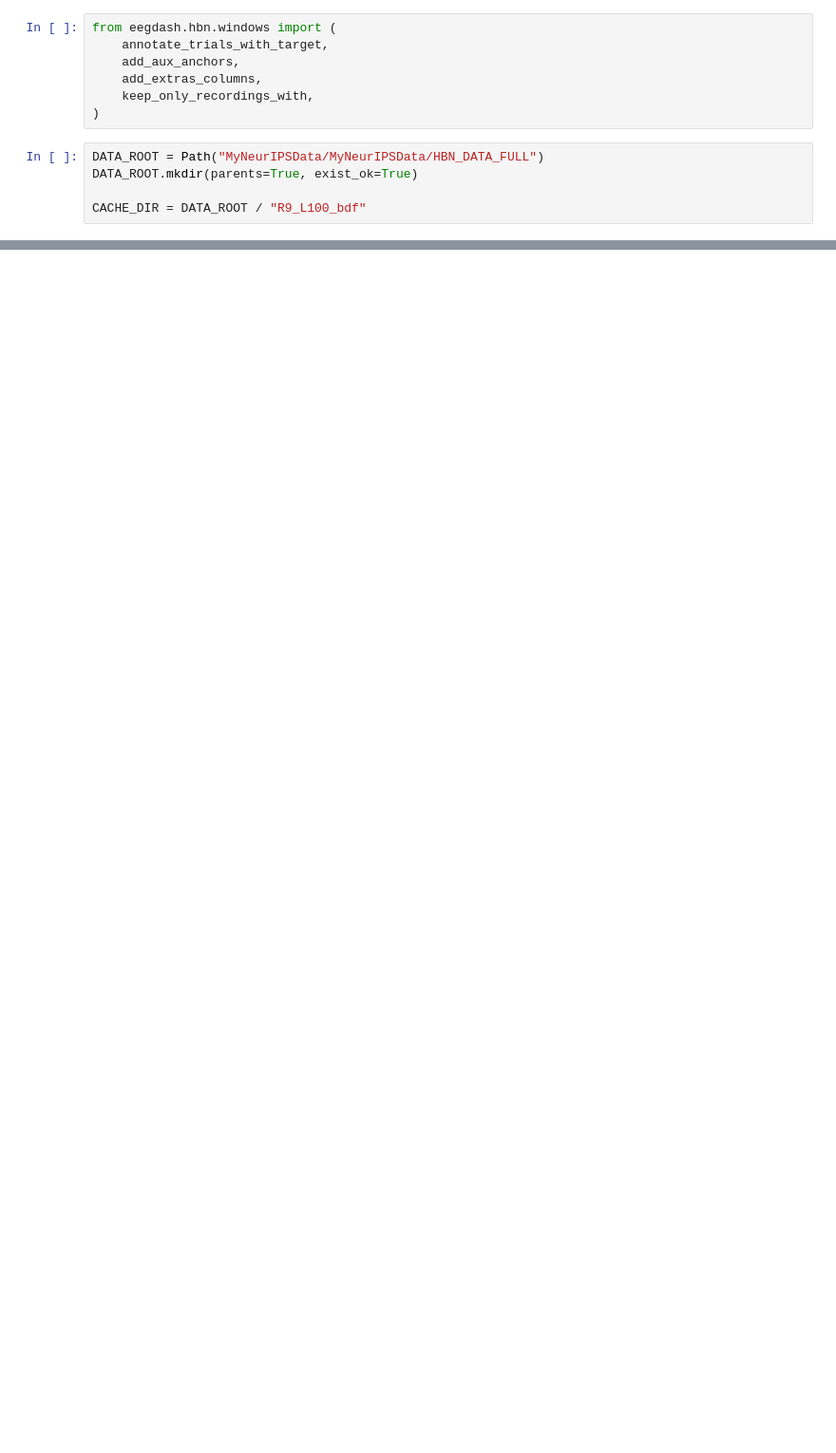
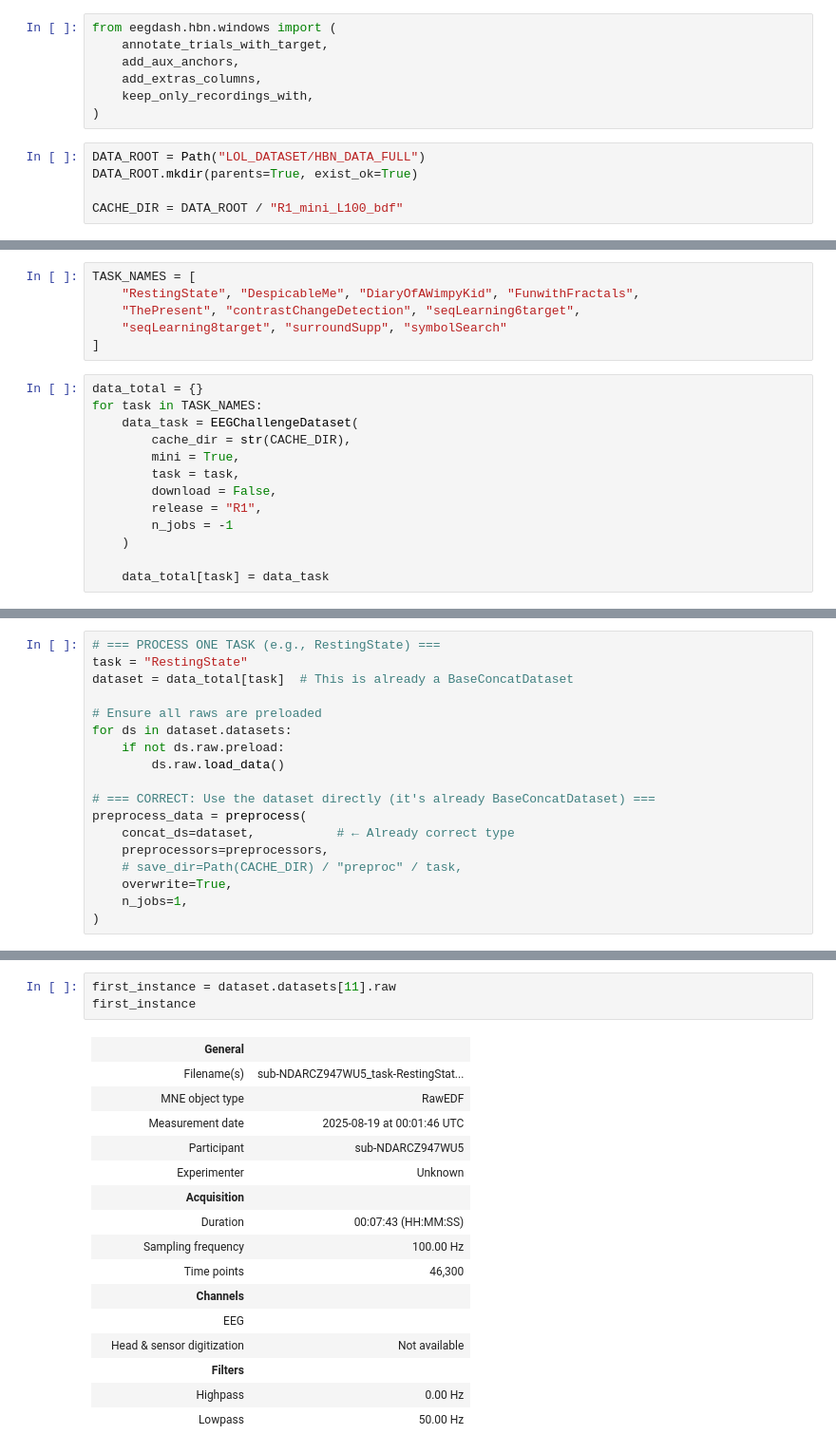
Before and after one commit to Longcodedao/eeg_challenge, a Jupyter notebook: abc.ipynb, the cells around one changed output, grey strips where cells are left out. Shown at 95% size. Drawn from its saved outputs; the diff is of its cells as text; blank space fills up the shorter version.

```diff
--- a/abc.ipynb
+++ b/abc.ipynb
@@ -15,7 +17,7 @@ from eegdash.hbn.windows import (
     keep_only_recordings_with,
 )
 # %%
-DATA_ROOT = Path("MyNeurIPSData/MyNeurIPSData/HBN_DATA_FULL")
+DATA_ROOT = Path("LOL_DATASET/HBN_DATA_FULL")
 DATA_ROOT.mkdir(parents=True, exist_ok=True)
 
-CACHE_DIR = DATA_ROOT / "R9_L100_bdf"
+CACHE_DIR = DATA_ROOT / "R1_mini_L100_bdf"
@@ -48,0 +57,19 @@ dataset = EEGChallengeDataset(
+# %%
+TASK_NAMES = [
+    "RestingState", "DespicableMe", "DiaryOfAWimpyKid", "FunwithFractals",
+    "ThePresent", "contrastChangeDetection", "seqLearning6target",
+    "seqLearning8target", "surroundSupp", "symbolSearch"
+]
+# %%
+data_total = {}
+for task in TASK_NAMES:
+    data_task = EEGChallengeDataset(
+        cache_dir = str(CACHE_DIR),
+        mini = True,
+        task = task,
+        download = False,
+        release = "R1",
+        n_jobs = -1
+    )
+
+    data_total[task] = data_task
@@ -48,0 +283,18 @@ dataset = EEGChallengeDataset(
+# %%
+# === PROCESS ONE TASK (e.g., RestingState) ===
+task = "RestingState"
+dataset = data_total[task]  # This is already a BaseConcatDataset
+
+# Ensure all raws are preloaded
+for ds in dataset.datasets:
+    if not ds.raw.preload:
+        ds.raw.load_data()
+
+# === CORRECT: Use the dataset directly (it's already BaseConcatDataset) ===
+preprocess_data = preprocess(
+    concat_ds=dataset,           # ← Already correct type
+    preprocessors=preprocessors,
+    # save_dir=Path(CACHE_DIR) / "preproc" / task,
+    overwrite=True,
+    n_jobs=1,
+)
@@ -48,0 +315,20 @@ dataset = EEGChallengeDataset(
+# %%
+first_instance = dataset.datasets[11].raw
+first_instance
+# %% [output]
+|  | General |  |
+|  | Filename(s) | sub-NDARCZ947WU5_task-RestingStat... |
+|  | MNE object type | RawEDF |
+|  | Measurement date | 2025-08-19 at 00:01:46 UTC |
+|  | Participant | sub-NDARCZ947WU5 |
+|  | Experimenter | Unknown |
+|  | Acquisition |  |
+|  | Duration | 00:07:43 (HH:MM:SS) |
+|  | Sampling frequency | 100.00 Hz |
+|  | Time points | 46,300 |
+|  | Channels |  |
+|  | EEG |  |
+|  | Head & sensor digitization | Not available |
+|  | Filters |  |
+|  | Highpass | 0.00 Hz |
+|  | Lowpass | 50.00 Hz |
```
Also changed, not shown: parts of 18 cells of this notebook, 2 other files.
